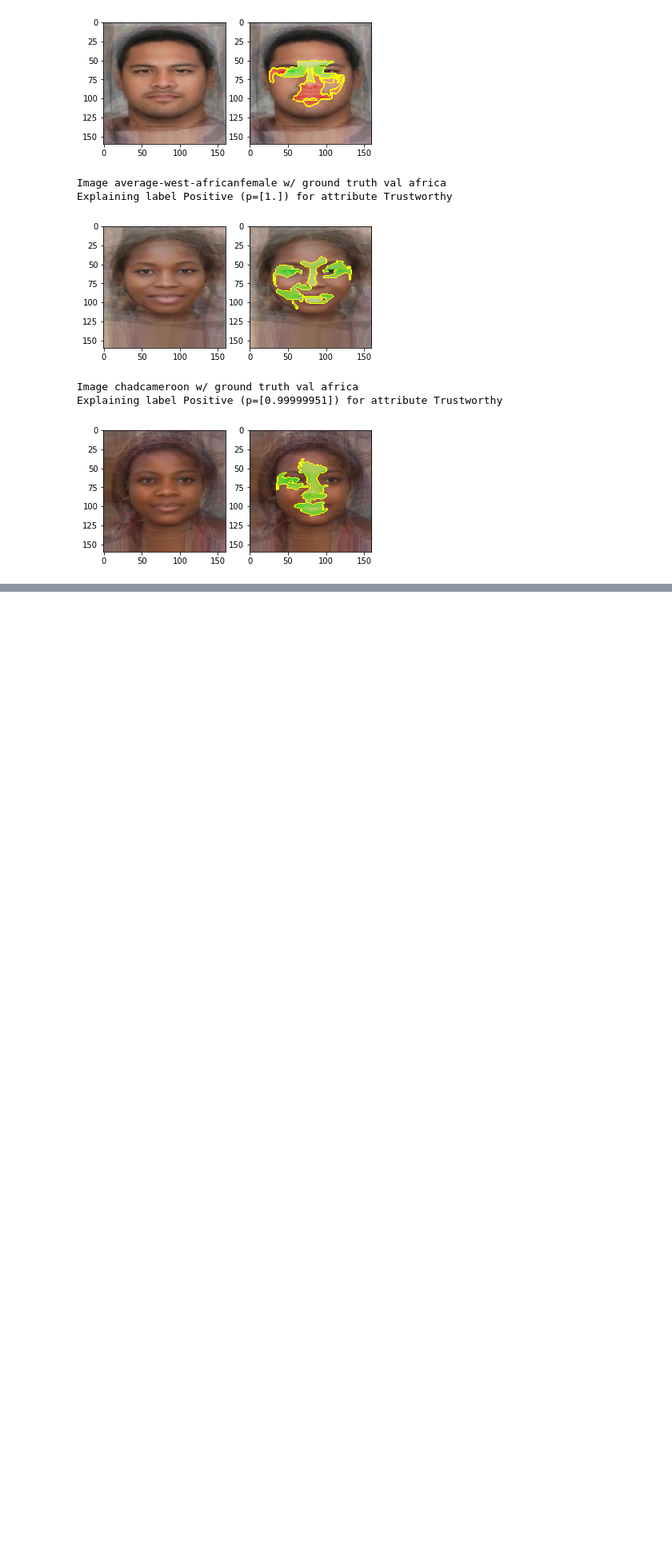
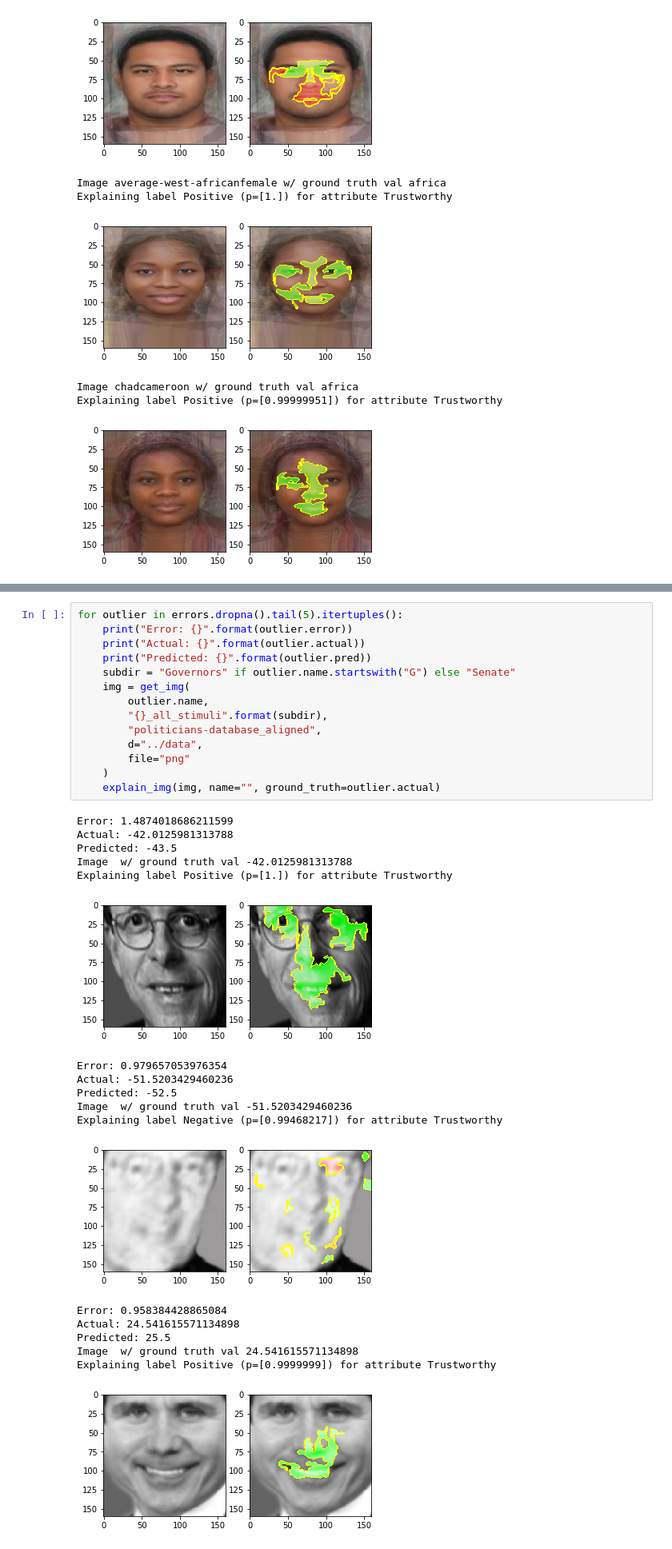
Before and after one commit to ryansteed/learning-appearance-bias, a Jupyter notebook: notebooks/feature-analysis.ipynb, the cells around one changed output, grey strips where cells are left out. Shown at 80% size. Drawn from its saved outputs; the diff is of its cells as text; blank space fills up the shorter version.

```diff
--- a/notebooks/feature-analysis.ipynb
+++ b/notebooks/feature-analysis.ipynb
@@ -585,0 +655,33 @@ Explaining label Positive (p=[0.99999951]) for attribute Trustworthy
+# %%
+for outlier in errors.dropna().tail(5).itertuples():
+    print("Error: {}".format(outlier.error))
+    print("Actual: {}".format(outlier.actual))
+    print("Predicted: {}".format(outlier.pred))
+    subdir = "Governors" if outlier.name.startswith("G") else "Senate"
+    img = get_img(
+        outlier.name,
+        "{}_all_stimuli".format(subdir),
+        "politicians-database_aligned",
+        d="../data",
+        file="png"
+    )
+    explain_img(img, name="", ground_truth=outlier.actual)
+# %% [output]
+Error: 1.4874018686211599
+Actual: -42.0125981313788
+Predicted: -43.5
+Image  w/ ground truth val -42.0125981313788
+Explaining label Positive (p=[1.]) for attribute Trustworthy
+[figure, added]
+Error: 0.979657053976354
+Actual: -51.5203429460236
+Predicted: -52.5
+Image  w/ ground truth val -51.5203429460236
+Explaining label Negative (p=[0.99468217]) for attribute Trustworthy
+[figure, added]
+Error: 0.958384428865084
+Actual: 24.541615571134898
+Predicted: 25.5
+Image  w/ ground truth val 24.541615571134898
+Explaining label Positive (p=[0.9999999]) for attribute Trustworthy
+[figure, added]
```
Also changed, not shown: parts of 18 cells of this notebook, 4 other files.
